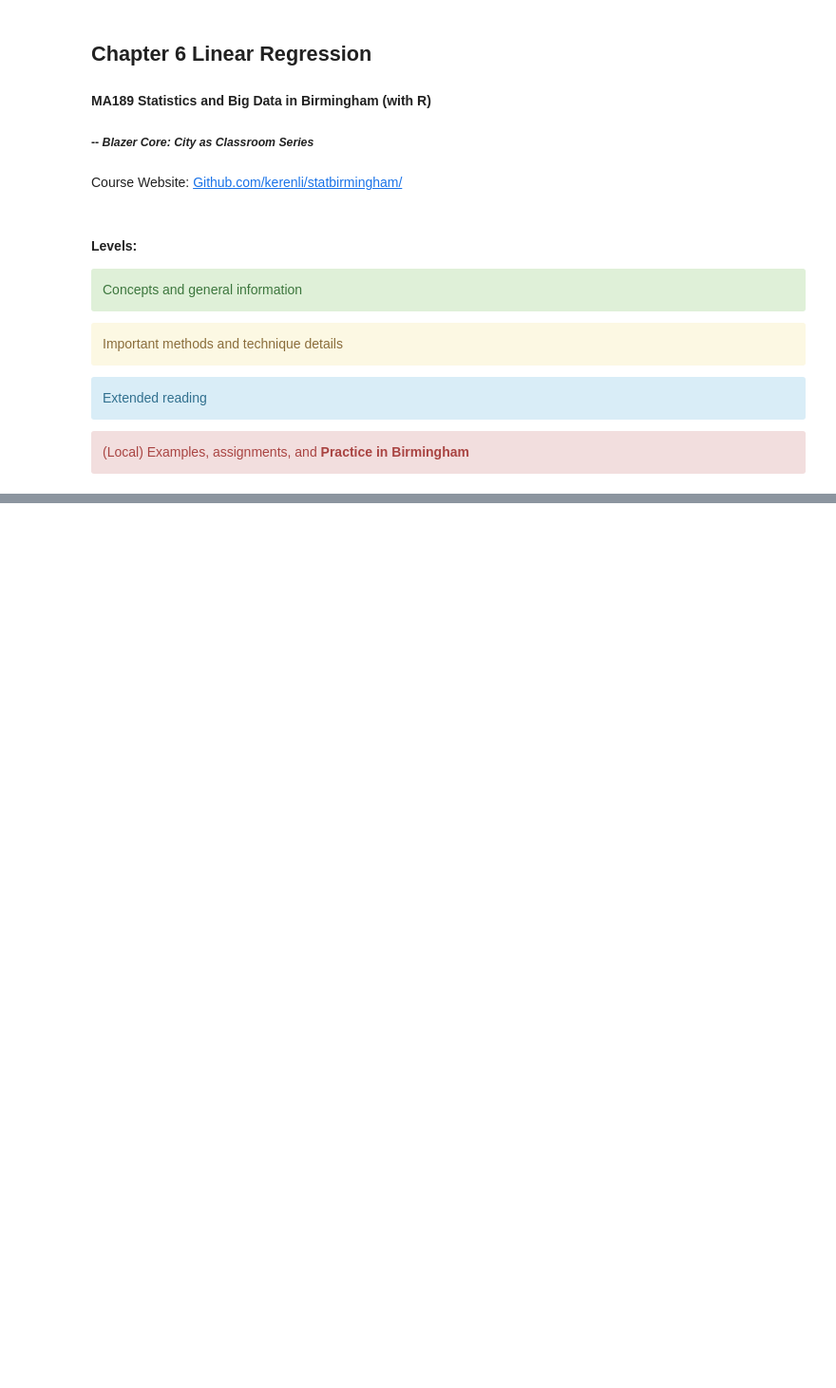
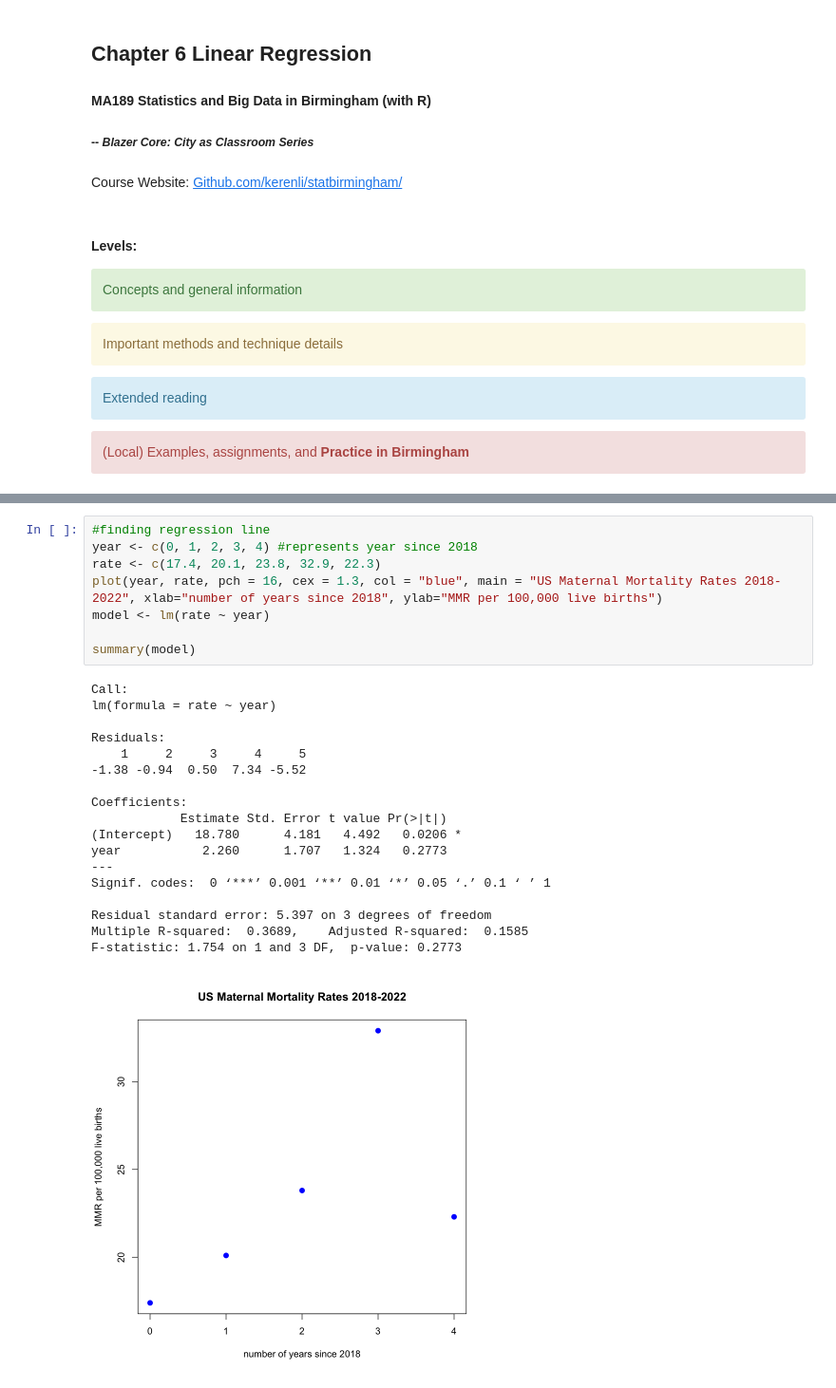
Before and after one commit to kerenli/statbirmingham, a Jupyter notebook: Chapter6LinearRegression (Part I).ipynb, the cells around one changed output, grey strips where cells are left out. Shown at 95% size. Drawn from its saved outputs; the diff is of its cells as text; blank space fills up the shorter version.

```diff
--- a/Chapter6LinearRegression (Part I).ipynb
+++ b/Chapter6LinearRegression (Part I).ipynb
@@ -86,0 +311,27 @@ The Introduction section above comprising of a guest lecture by Dr. Martha S. Wi
+# %%
+#finding regression line
+year <- c(0, 1, 2, 3, 4) #represents year since 2018
+rate <- c(17.4, 20.1, 23.8, 32.9, 22.3)
+plot(year, rate, pch = 16, cex = 1.3, col = "blue", main = "US Maternal Mortality Rates 2018-2022", xlab="number of years since 2018", ylab="MMR per 100,000 live births")
+model <- lm(rate ~ year)
+
+summary(model)
+# %% [output]
+Call:
+lm(formula = rate ~ year)
+
+Residuals:
+    1     2     3     4     5
+-1.38 -0.94  0.50  7.34 -5.52
+
+Coefficients:
+            Estimate Std. Error t value Pr(>|t|)
+(Intercept)   18.780      4.181   4.492   0.0206 *
+year           2.260      1.707   1.324   0.2773
+---
+Signif. codes:  0 ‘***’ 0.001 ‘**’ 0.01 ‘*’ 0.05 ‘.’ 0.1 ‘ ’ 1
+
+Residual standard error: 5.397 on 3 degrees of freedom
+Multiple R-squared:  0.3689,    Adjusted R-squared:  0.1585
+F-statistic: 1.754 on 1 and 3 DF,  p-value: 0.2773
+[figure, added]
```
Also changed, not shown: parts of 33 cells of this notebook.
